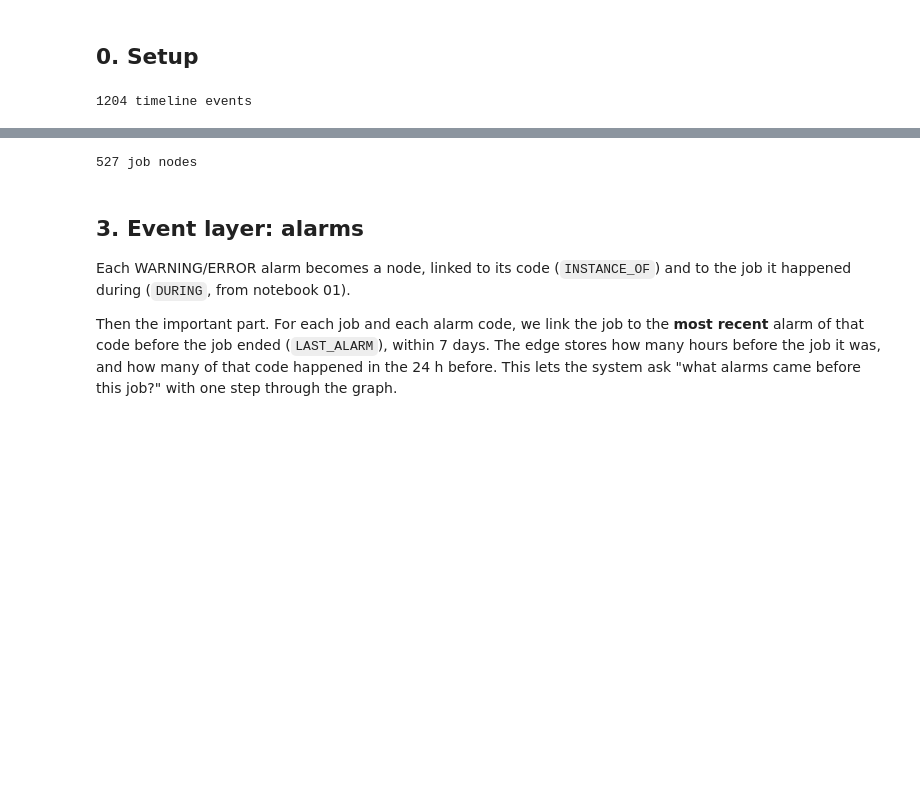
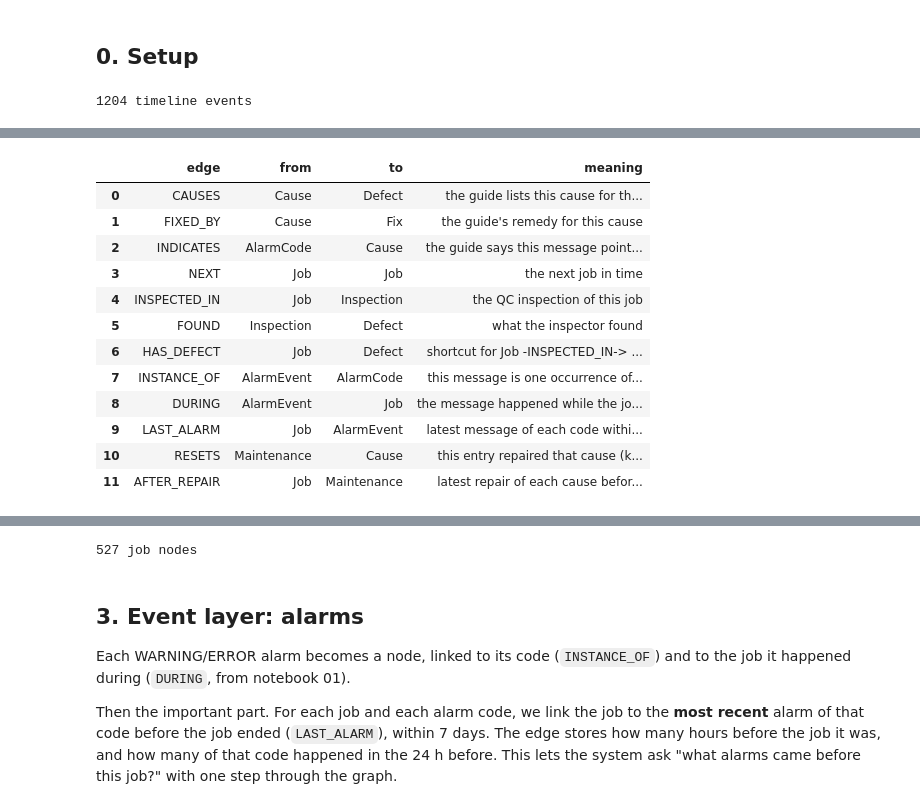
Before and after one commit to YAPYANSHAN/trulaser-mllm, a Jupyter notebook: notebooks/04_knowledge_graph.ipynb, the cells around one changed output, grey strips where cells are left out. Saved outputs shown, nothing was run; the diff lists cells and outputs as text; code cells hidden in the pictures; blank space fills up the shorter version.

```diff
--- a/notebooks/04_knowledge_graph.ipynb
+++ b/notebooks/04_knowledge_graph.ipynb
@@ -32,3 +42,47 @@ print(len(tl), "timeline events")
+# %%
+NODE_TYPES = {
+    # concept nodes (knowledge layer, from the guide)
+    "Defect": "a cut-quality problem (guide section 2)",
+    "Cause": "a possible cause of a defect (guide section 2)",
+    "Fix": "the remedy for a cause (guide sections 2 and 4)",
+    "AlarmCode": "a machine message code (guide section 3)",
+    # event nodes (event layer, from the timeline; each has a time)
+    "Job": "one cutting job (job log)",
+    "AlarmEvent": "one WARNING/ERROR message (alarm log)",
+    "Maintenance": "one maintenance book entry",
+    "Inspection": "one QC inspection of a job (inspection records)",
+}
+
+# edge type: (from node type, to node type, meaning)
+SCHEMA = {
+    "CAUSES":       ("Cause", "Defect", "the guide lists this cause for this defect (with rank, gas)"),
+    "FIXED_BY":     ("Cause", "Fix", "the guide's remedy for this cause"),
+    "INDICATES":    ("AlarmCode", "Cause", "the guide says this message points to this cause"),
+    "NEXT":         ("Job", "Job", "the next job in time"),
+    "INSPECTED_IN": ("Job", "Inspection", "the QC inspection of this job"),
+    "FOUND":        ("Inspection", "Defect", "what the inspector found"),
+    "HAS_DEFECT":   ("Job", "Defect", "shortcut for Job -INSPECTED_IN-> Inspection -FOUND-> Defect"),
+    "INSTANCE_OF":  ("AlarmEvent", "AlarmCode", "this message is one occurrence of that code"),
+    "DURING":       ("AlarmEvent", "Job", "the message happened while the job ran"),
+    "LAST_ALARM":   ("Job", "AlarmEvent", "latest message of each code within 7 days before the job ended"),
+    "RESETS":       ("Maintenance", "Cause", "this entry repaired that cause (keyword rule, step 4)"),
+    "AFTER_REPAIR": ("Job", "Maintenance", "latest repair of each cause before the job started"),
+}
+pd.DataFrame([(t, a, b, m) for t, (a, b, m) in SCHEMA.items()], columns=["edge", "from", "to", "meaning"])
+# %% [output]
+|  | edge | from | to | meaning |
+| 0 | CAUSES | Cause | Defect | the guide lists this cause for th... |
+| 1 | FIXED_BY | Cause | Fix | the guide's remedy for this cause |
+| 2 | INDICATES | AlarmCode | Cause | the guide says this message point... |
+| 3 | NEXT | Job | Job | the next job in time |
+| 4 | INSPECTED_IN | Job | Inspection | the QC inspection of this job |
+| 5 | FOUND | Inspection | Defect | what the inspector found |
+| 6 | HAS_DEFECT | Job | Defect | shortcut for Job -INSPECTED_IN-> ... |
+| 7 | INSTANCE_OF | AlarmEvent | AlarmCode | this message is one occurrence of... |
+| 8 | DURING | AlarmEvent | Job | the message happened while the jo... |
+| 9 | LAST_ALARM | Job | AlarmEvent | latest message of each code withi... |
+| 10 | RESETS | Maintenance | Cause | this entry repaired that cause (k... |
+| 11 | AFTER_REPAIR | Job | Maintenance | latest repair of each cause befor... |
 # %% [markdown]
 ## 1. Knowledge layer: written from the troubleshooting guide
 These small tables are the guide (sections 2 to 4) typed out as data. Each row will become nodes and edges.
```
Also changed, not shown: parts of 17 cells of this notebook.
